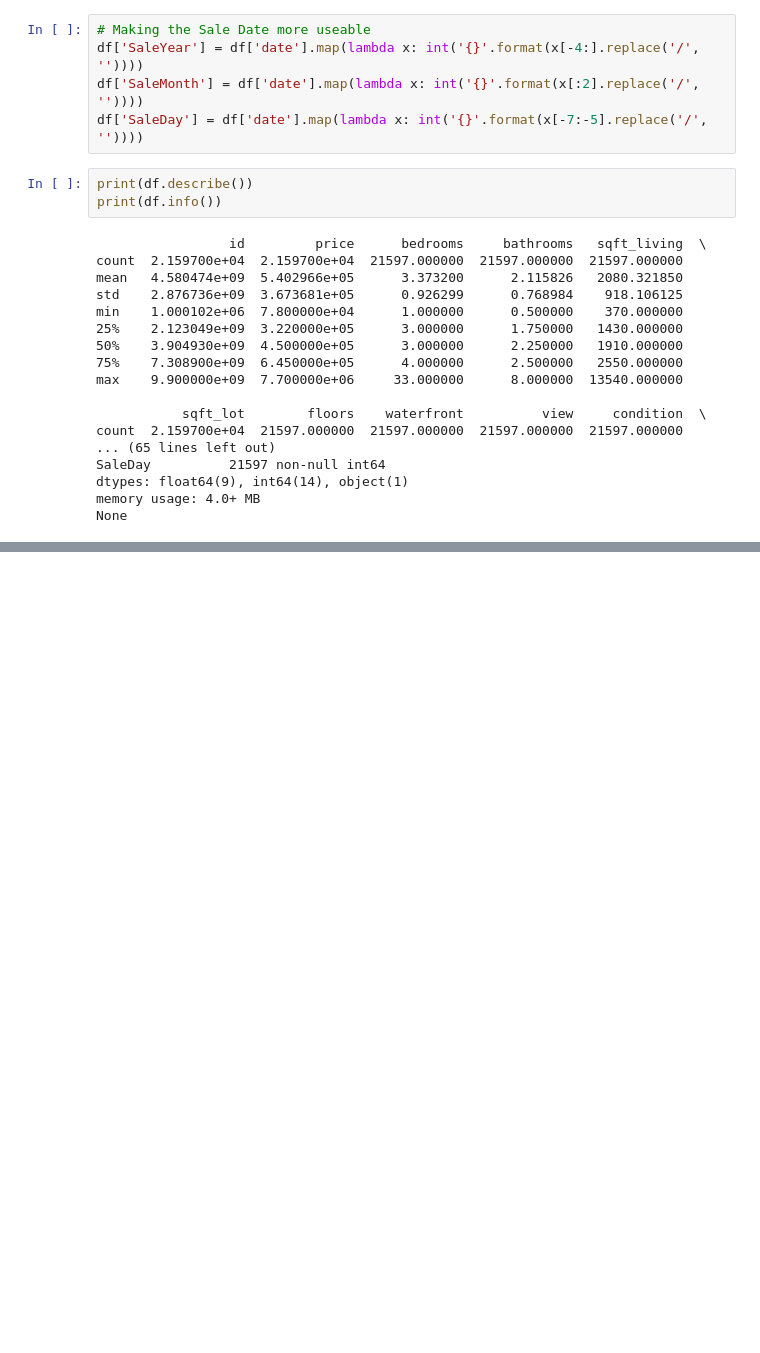
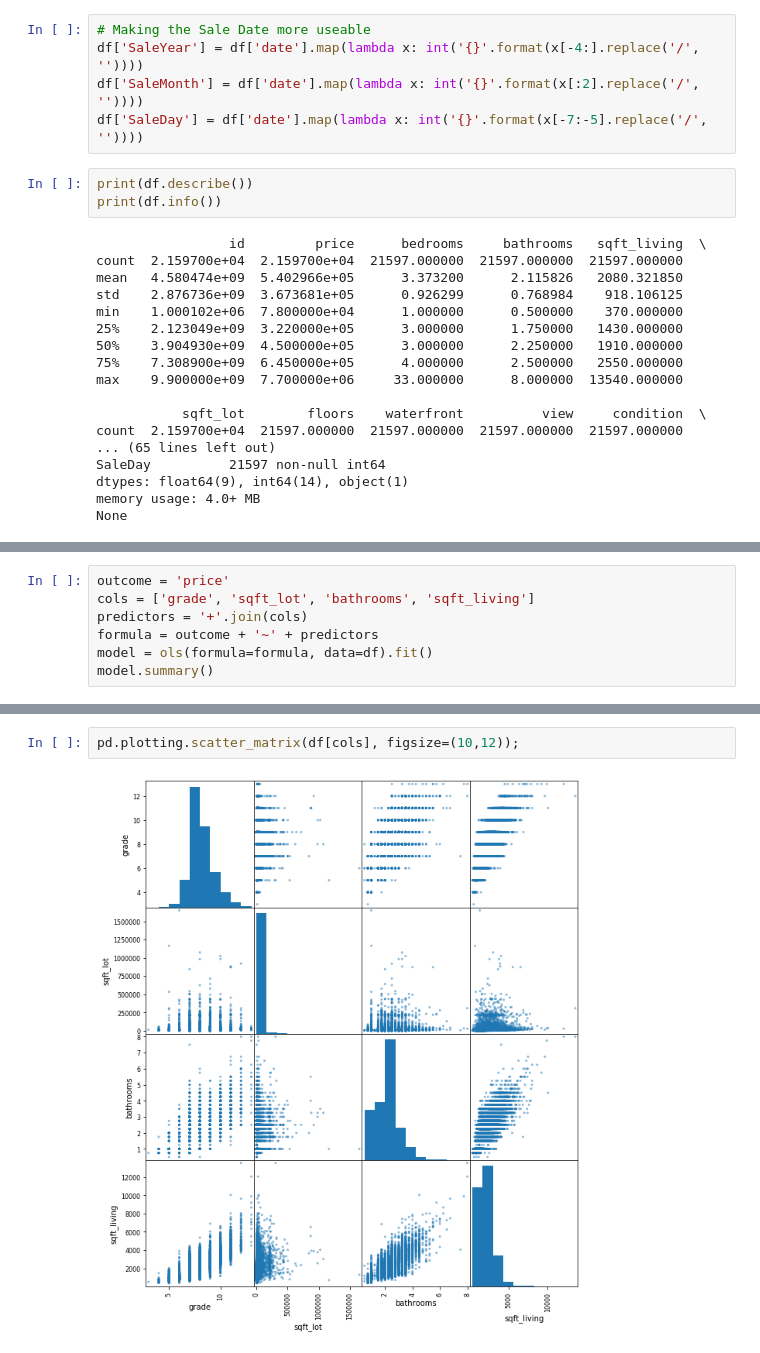
Before and after one commit to aradaha/dsc-mod-2-project-v2-1-onl01-dtsc-ft-030220, a Jupyter notebook: student.ipynb, the cells around one changed output, grey strips where cells are left out. Drawn from its saved outputs; the diff is of its cells as text; blank space fills up the shorter version.

```diff
--- a/student.ipynb
+++ b/student.ipynb
@@ -147,0 +132,7 @@ Name: condition, Length: 21596, dtype: int64
+# %%
+outcome = 'price'
+cols = ['grade', 'sqft_lot', 'bathrooms', 'sqft_living']
+predictors = '+'.join(cols)
+formula = outcome + '~' + predictors
+model = ols(formula=formula, data=df).fit()
+model.summary()
@@ -147,0 +164,4 @@ Name: condition, Length: 21596, dtype: int64
+# %%
+pd.plotting.scatter_matrix(df[cols], figsize=(10,12));
+# %% [output]
+[figure, added]
```
Also changed, not shown: parts of 8 cells of this notebook.
